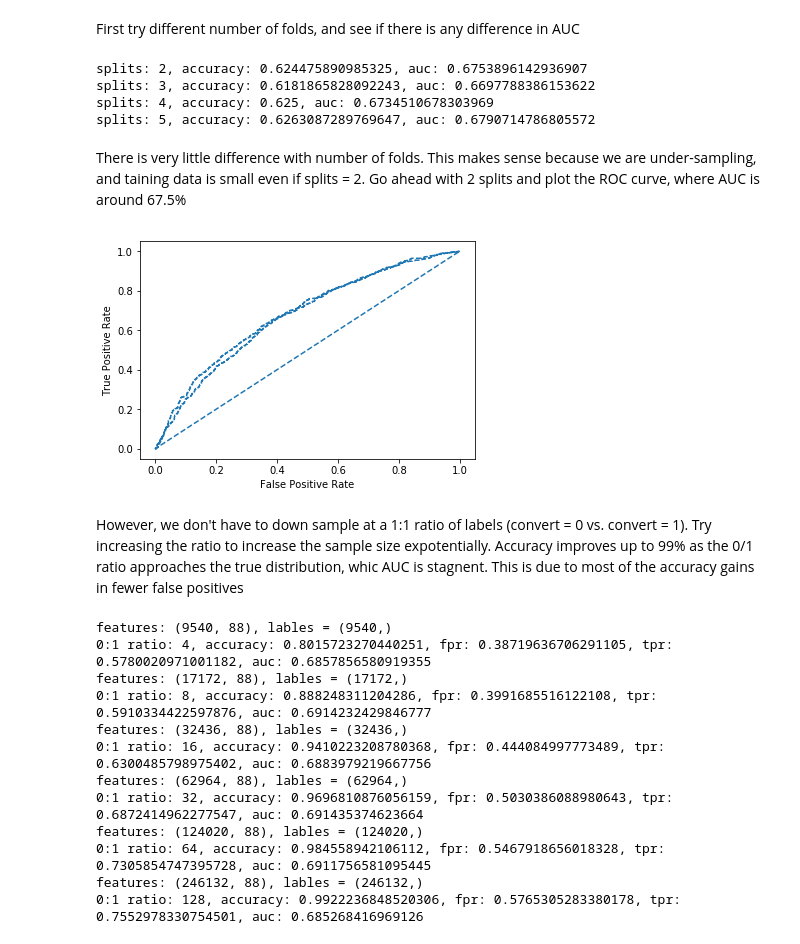
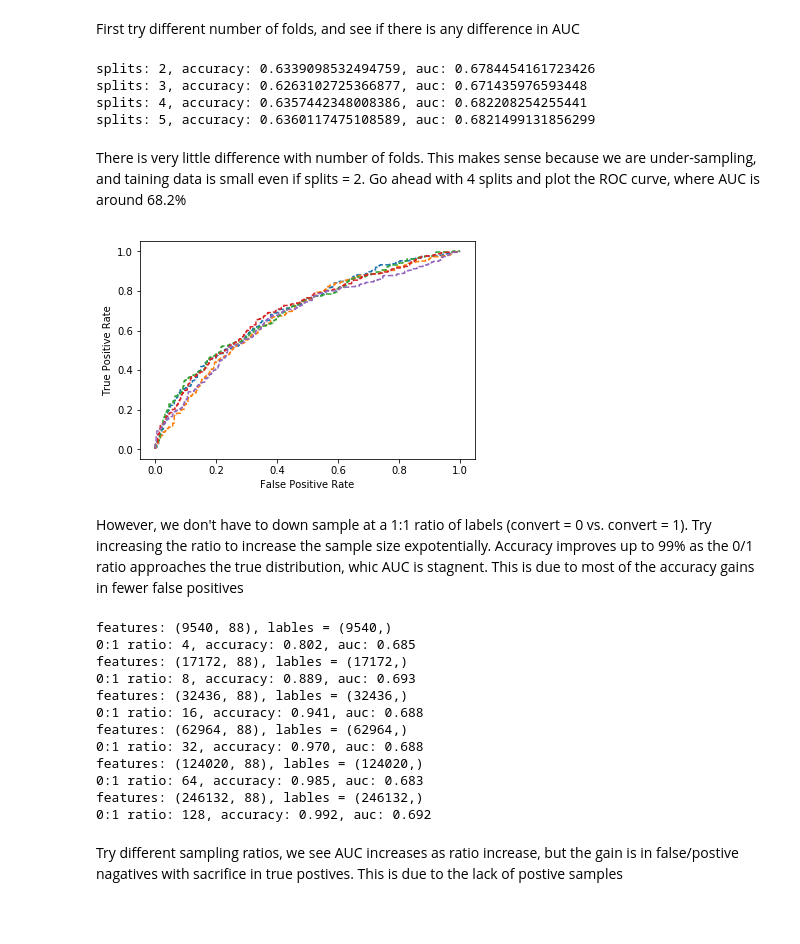
Before and after one commit to Pirolf/RTB, a Jupyter notebook: RTB training.ipynb, the cells around one changed output. Saved outputs shown, nothing was run; the diff lists cells and outputs as text; code cells hidden in the pictures; blank space fills up the shorter version.

```diff
--- a/RTB training.ipynb
+++ b/RTB training.ipynb
@@ -54,9 +54,10 @@ from sklearn.metrics import auc, roc_curve
 def train_kfold(n_splits):
     kf = KFold(n_splits=n_splits, shuffle=True)
 
-    accuracies = np.array([])
-    ftrs = np.array([])
-    tprs = np.array([])
+    accuracies = []
+    fprs = []
+    tprs = []
+    aucs = []
 
     for train_index, test_index in kf.split(features):
     #     print("TRAIN:", train_index, "TEST:", test_index)
@@ -67,37 +68,40 @@ def train_kfold(n_splits):
         model = regression.fit(feature_train, label_train)
         predicted_scores = model.predict_proba(feature_test)[:,1]
 
-        accuracies = np.append(accuracies, model.score(feature_test, label_test))
-        ftr, tpr, thresholds = roc_curve(label_test, predicted_scores)
-        ftrs = np.append(ftrs, ftr)
-        tprs = np.append(tprs, tpr)
+        accuracies.append(model.score(feature_test, label_test))
 
-    return accuracies, ftrs, tprs
+        fpr, tpr, thresholds = roc_curve(label_test, predicted_scores)
+        fprs.append(fpr)
+        tprs.append(tpr)
+        aucs.append(auc(fpr, tpr))
+
+    return accuracies, fprs, tprs, aucs
 # %% [markdown]
 We use ROC_AUC (Receiver operating characteristic area under curve) as the main metric rather than accuracy because the label distribution is highly unbalanced. But since we are using under-sampled data here, we should look at accuracy as well.
 # %% [markdown]
 First try different number of folds, and see if there is any difference in AUC
 # %%
 for i, n_splits in enumerate(range(2, 6)):
-    accuracies, ftrs, tprs = train_kfold(n_splits)
-    area_under_cruve = auc(ftrs, tprs, True)
-    print("splits: {}, accuracy: {}, auc: {}".format(n_splits, np.mean(accuracies), area_under_cruve))
+    accuracies, fprs, tprs, aucs = train_kfold(n_splits)
+    print("splits: {}, accuracy: {}, auc: {}".format(n_splits, np.mean(accuracies), np.mean(aucs)))
 # %% [output]
-splits: 2, accuracy: 0.624475890985325, auc: 0.6753896142936907
-splits: 3, accuracy: 0.6181865828092243, auc: 0.6697788386153622
-splits: 4, accuracy: 0.625, auc: 0.6734510678303969
-splits: 5, accuracy: 0.6263087289769647, auc: 0.6790714786805572
+splits: 2, accuracy: 0.6339098532494759, auc: 0.6784454161723426
+splits: 3, accuracy: 0.6263102725366877, auc: 0.671435976593448
+splits: 4, accuracy: 0.6357442348008386, auc: 0.682208254255441
+splits: 5, accuracy: 0.6360117475108589, auc: 0.6821499131856299
 # %% [markdown]
 There is very little difference with number of folds. This makes sense because we are under-sampling,
-and taining data is small even if splits = 2. Go ahead with 2 splits and plot the ROC curve, where AUC is around 67.5%
+and taining data is small even if splits = 2. Go ahead with 4 splits and plot the ROC curve, where AUC is around 68.2%
 # %%
-accuracies, ftrs, tprs = train_kfold(2)
-plt.plot(ftrs, tprs, linestyle='--')
+accuracies, fprs, tprs, aucs = train_kfold(5)
+for i in range(5):
+    plt.plot(fprs[i], tprs[i], linestyle='--')
+
 plt.xlabel('False Positive Rate')
 plt.ylabel('True Positive Rate')
 plt.show()
 # %% [output]
-[figure, old version]
+[figure, new version]
 # %% [markdown]
 However, we don't have to down sample at a 1:1 ratio of labels (convert = 0 vs. convert = 1).
 Try increasing the ratio to increase the sample size expotentially.
@@ -106,23 +110,22 @@ This is due to most of the accuracy gains in fewer false positives
 # %%
 for majority_to_minority in [4, 8, 16, 32, 64, 128]:
     (features, labels) = down_sampling(majority_to_minority=majority_to_minority)
-    accuracies, fprs, tprs = train_kfold(2)
-    area_under_cruve = auc(fprs, tprs, True)
-    print("0:1 ratio: {}, accuracy: {}, fpr: {}, tpr: {}, auc: {}".format(
-        majority_to_minority, np.mean(accuracies), np.mean(fprs), np.mean(tprs), area_under_cruve))
+    accuracies, fprs, tprs, aucs = train_kfold(2)
+    print("0:1 ratio: %d, accuracy: %0.3f, auc: %0.3f" % (
+        majority_to_minority, np.mean(accuracies), np.mean(aucs)))
 # %% [output]
 features: (9540, 88), lables = (9540,)
-0:1 ratio: 4, accuracy: 0.8015723270440251, fpr: 0.38719636706291105, tpr: 0.5780020971001182, auc: 0.6857856580919355
+0:1 ratio: 4, accuracy: 0.802, auc: 0.685
 features: (17172, 88), lables = (17172,)
-0:1 ratio: 8, accuracy: 0.888248311204286, fpr: 0.3991685516122108, tpr: 0.5910334422597876, auc: 0.6914232429846777
+0:1 ratio: 8, accuracy: 0.889, auc: 0.693
 features: (32436, 88), lables = (32436,)
-0:1 ratio: 16, accuracy: 0.9410223208780368, fpr: 0.444084997773489, tpr: 0.6300485798975402, auc: 0.6883979219667756
+0:1 ratio: 16, accuracy: 0.941, auc: 0.688
 features: (62964, 88), lables = (62964,)
-0:1 ratio: 32, accuracy: 0.9696810876056159, fpr: 0.5030386088980643, tpr: 0.6872414962277547, auc: 0.691435374623664
+0:1 ratio: 32, accuracy: 0.970, auc: 0.688
 features: (124020, 88), lables = (124020,)
-0:1 ratio: 64, accuracy: 0.984558942106112, fpr: 0.5467918656018328, tpr: 0.7305854747395728, auc: 0.6911756581095445
+0:1 ratio: 64, accuracy: 0.985, auc: 0.683
 features: (246132, 88), lables = (246132,)
-0:1 ratio: 128, accuracy: 0.9922236848520306, fpr: 0.5765305283380178, tpr: 0.7552978330754501, auc: 0.685268416969126
+0:1 ratio: 128, accuracy: 0.992, auc: 0.692
 # %%
 # Without KFold
 from sklearn.model_selection import train_test_split
@@ -136,6 +140,9 @@ def train(features, labels, test_size=0.33, penalty='l2'):
     accuracy = model.score(feature_test, label_test)
     fpr, tpr, thresholds = roc_curve(label_test, predicted_scores)
     return accuracy, fpr, tpr, label_test, predicted
+# %% [markdown]
+Try different sampling ratios, we see AUC increases as ratio increase, but the gain is in false/postive nagatives
+with sacrifice in true postives. This is due to the lack of postive samples
 # %%
 # 4, 16, 64
 from sklearn.metrics import confusion_matrix
```
Also changed, not shown: parts of 10 cells of this notebook.
